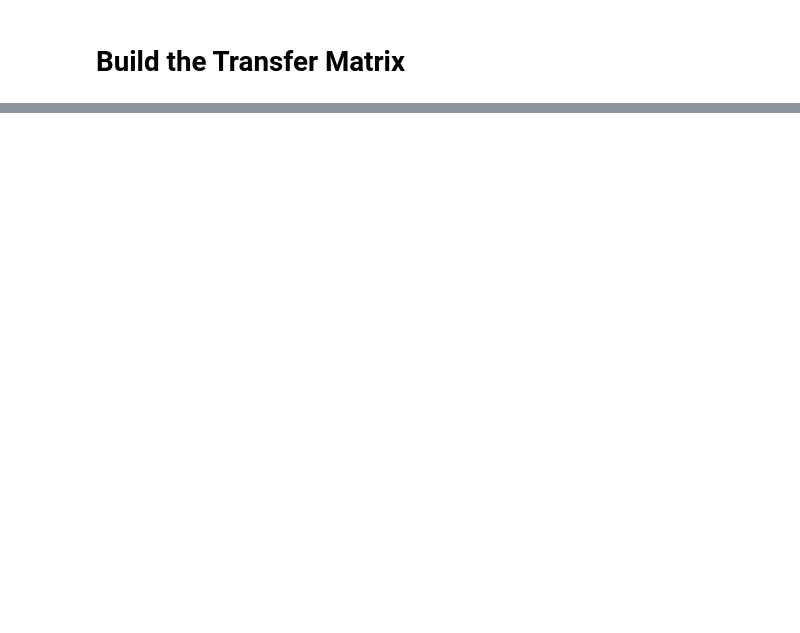
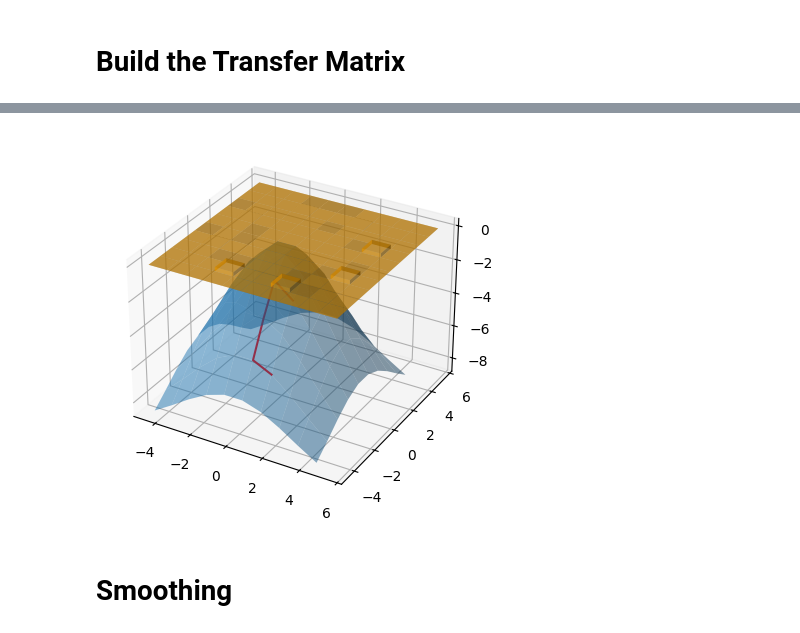
Before and after one commit to networkearth/geolocator, a Jupyter notebook: examples/flatland/Example.ipynb, the cells around one changed output, grey strips where cells are left out. Saved outputs shown, nothing was run; the diff lists cells and outputs as text; code cells hidden in the pictures; blank space fills up the shorter version.

```diff
--- a/examples/flatland/Example.ipynb
+++ b/examples/flatland/Example.ipynb
@@ -117,0 +160,32 @@ ax.bar3d(
+# %%
+phi_forward = np.zeros((world.world[0].shape[0], steps))
+phi_mid = np.zeros((world.world[0].shape[0], steps))
+
+# initialize the starting position
+phi_forward[:, 0][np.where((world.world[0] == x[0]) & (world.world[1] == y[0]))] = 1
+
+# forward filtering
+for i in range(1, steps):
+    phi_mid[:,i] = np.matmul(transfer_matrix, phi_forward[:, i-1])
+    measurement_likelihood = get_measurement_likelihood(
+        measurement_distribution, world, z[i]
+    )
+    joint_likelihoods = measurement_likelihood * phi_mid[:,i]
+    phi_forward[:, i] = (
+        joint_likelihoods / np.sum(joint_likelihoods)
+    )
+# %%
+fig = plt.figure()
+ax = fig.add_subplot(111, projection='3d')
+ax.plot_surface(*world.grid, alpha=0.5)
+ax.plot(x, y, z, 'r');
+ax.bar3d(
+    world.world[0], world.world[1],
+    np.zeros_like(world.world[0]), 1, 1,
+    phi_forward[:, 9], alpha=0.5,
+    color='orange'
+);
+# %% [output]
+[figure, added]
+# %% [markdown]
+# Smoothing
```
Also changed, not shown: parts of 10 cells of this notebook, 2 other files.
